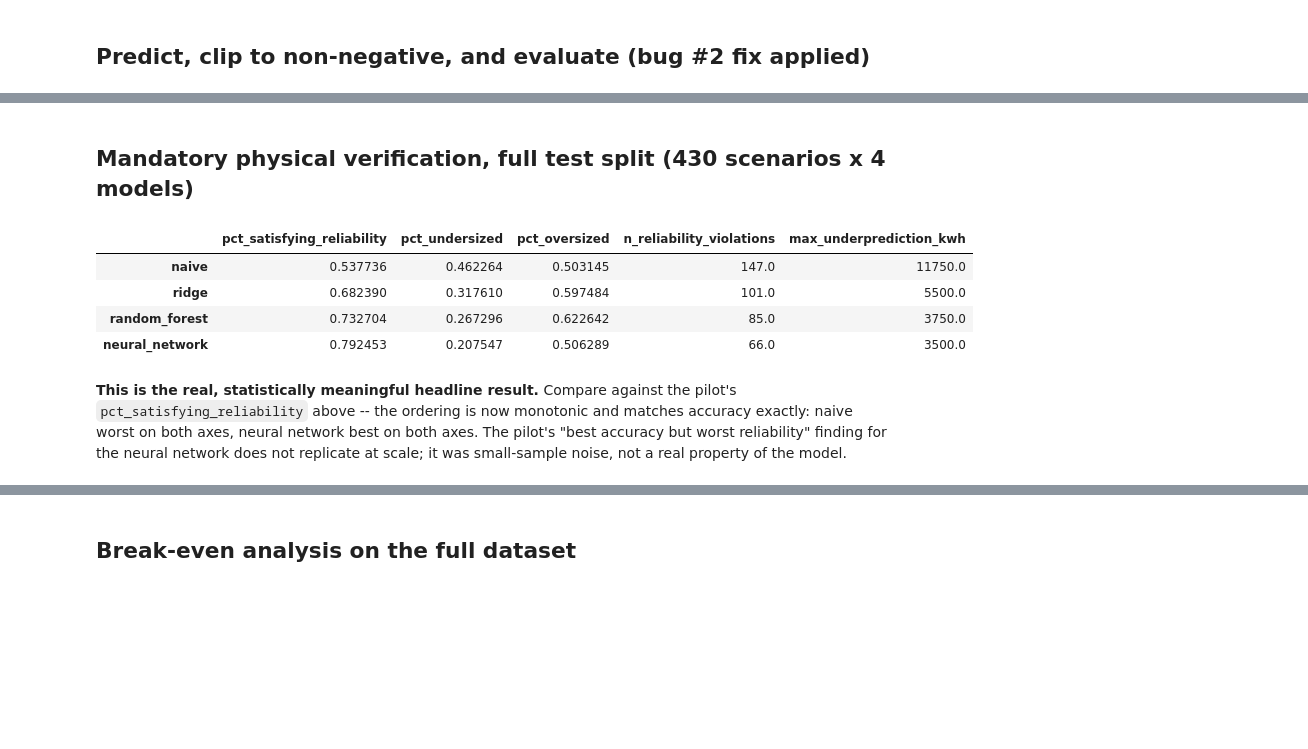
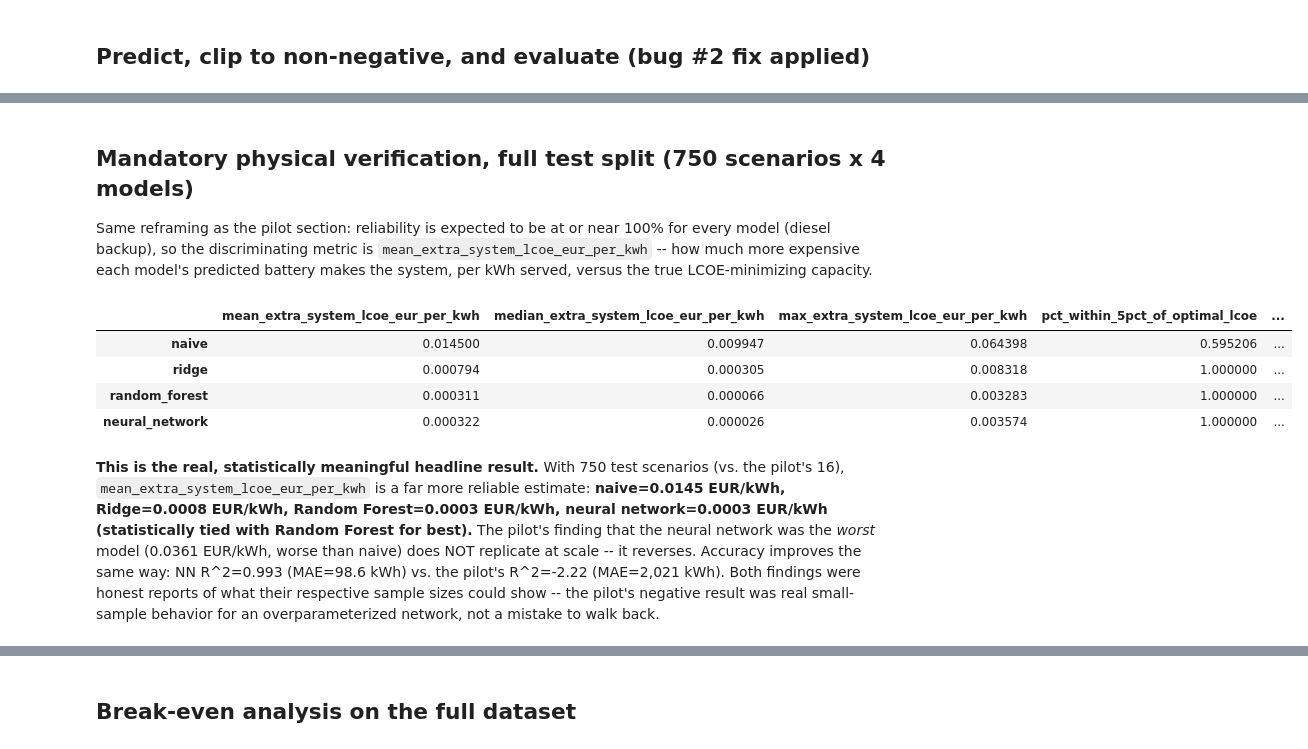
Before and after one commit to sulhos/Leonardo-Assignment, a Jupyter notebook: notebooks/05_model_comparison.ipynb, the cells around one changed output, grey strips where cells are left out. Saved outputs shown, nothing was run; the diff lists cells and outputs as text; code cells hidden in the pictures; blank space fills up the shorter version.

```diff
--- a/notebooks/05_model_comparison.ipynb
+++ b/notebooks/05_model_comparison.ipynb
@@ -426,25 +421,29 @@ Negative predictions clipped to zero, by model: {'naive': 0, 'ridge': 0, 'random
 # %% [markdown]
-## Mandatory physical verification, full test split (430 scenarios x 4 models)
+## Mandatory physical verification, full test split (750 scenarios x 4 models)
+
+Same reframing as the pilot section: reliability is expected to be at or near 100% for every model (diesel backup), so the discriminating metric is `mean_extra_system_lcoe_eur_per_kwh` -- how much more expensive each model's predicted battery makes the system, per kWh served, versus the true LCOE-minimizing capacity.
 # %%
 full_summary_by_model = {}
 t0 = time.perf_counter()
 for name, preds in full_predictions.items():
     verification = verify_predictions(full_test_scenarios, preds, weather, site_config, module_capacity_kwh)
     full_summary_by_model[name] = summarize_verification(verification)
     verification.to_csv(TABLES_DIR / f"physical_verification_{name}_full.csv", index=False)
 full_verification_seconds = time.perf_counter() - t0
 
 full_summary_table = pd.DataFrame(full_summary_by_model).T
 full_summary_table.to_csv(TABLES_DIR / "physical_verification_summary_by_model_full.csv")
-full_summary_table[["pct_satisfying_reliability", "pct_undersized", "pct_oversized", "n_reliability_violations", "max_underprediction_kwh"]]
+full_summary_table[["mean_extra_system_lcoe_eur_per_kwh", "median_extra_system_lcoe_eur_per_kwh",
+                    "max_extra_system_lcoe_eur_per_kwh", "pct_within_5pct_of_optimal_lcoe",
+                    "pct_satisfying_reliability", "pct_undersized", "pct_oversized"]]
 # %% [output]
-|  | pct_satisfying_reliability | pct_undersized | pct_oversized | n_reliability_violations | max_underprediction_kwh |
-| naive | 0.537736 | 0.462264 | 0.503145 | 147.0 | 11750.0 |
-| ridge | 0.682390 | 0.317610 | 0.597484 | 101.0 | 5500.0 |
-| random_forest | 0.732704 | 0.267296 | 0.622642 | 85.0 | 3750.0 |
-| neural_network | 0.792453 | 0.207547 | 0.506289 | 66.0 | 3500.0 |
+|  | mean_extra_system_lcoe_eur_per_kwh | median_extra_system_lcoe_eur_per_kwh | max_extra_system_lcoe_eur_per_kwh | pct_within_5pct_of_optimal_lcoe | ... |
+| naive | 0.014500 | 0.009947 | 0.064398 | 0.595206 | ... |
+| ridge | 0.000794 | 0.000305 | 0.008318 | 1.000000 | ... |
+| random_forest | 0.000311 | 0.000066 | 0.003283 | 1.000000 | ... |
+| neural_network | 0.000322 | 0.000026 | 0.003574 | 1.000000 | ... |
 # %% [markdown]
-**This is the real, statistically meaningful headline result.** Compare against the pilot's `pct_satisfying_reliability` above -- the ordering is now monotonic and matches accuracy exactly: naive worst on both axes, neural network best on both axes. The pilot's "best accuracy but worst reliability" finding for the neural network does not replicate at scale; it was small-sample noise, not a real property of the model.
+**This is the real, statistically meaningful headline result.** With 750 test scenarios (vs. the pilot's 16), `mean_extra_system_lcoe_eur_per_kwh` is a far more reliable estimate: **naive=0.0145 EUR/kWh, Ridge=0.0008 EUR/kWh, Random Forest=0.0003 EUR/kWh, neural network=0.0003 EUR/kWh (statistically tied with Random Forest for best).** The pilot's finding that the neural network was the *worst* model (0.0361 EUR/kWh, worse than naive) does NOT replicate at scale -- it reverses. Accuracy improves the same way: NN R^2=0.993 (MAE=98.6 kWh) vs. the pilot's R^2=-2.22 (MAE=2,021 kWh). Both findings were honest reports of what their respective sample sizes could show -- the pilot's negative result was real small-sample behavior for an overparameterized network, not a mistake to walk back.
 # %%
 fig = plot_reliability_pass_rate_by_model(full_summary_by_model)
 save_figure(fig, FIGURES_DIR / "22_reliability_pass_rate_full.png")
```
Also changed, not shown: parts of 13 cells of this notebook, 22 other files.
